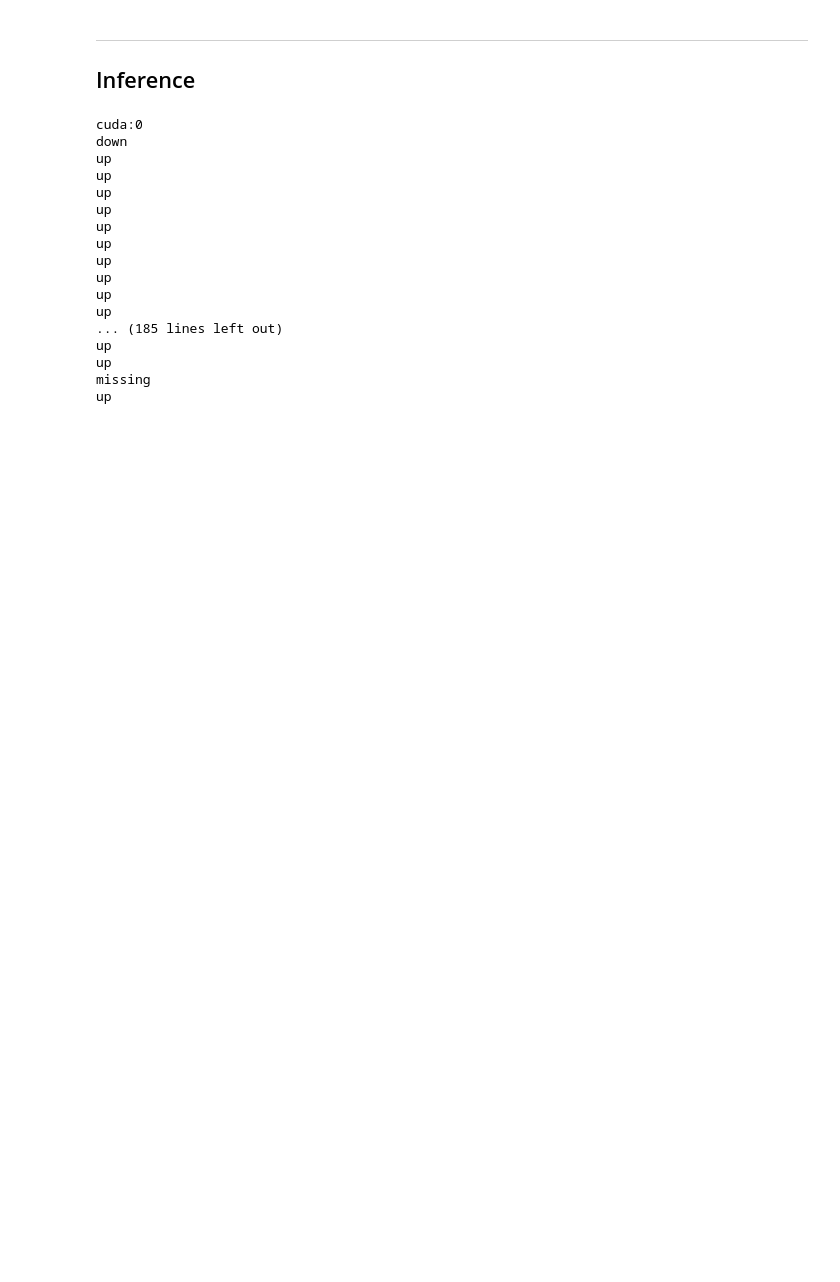
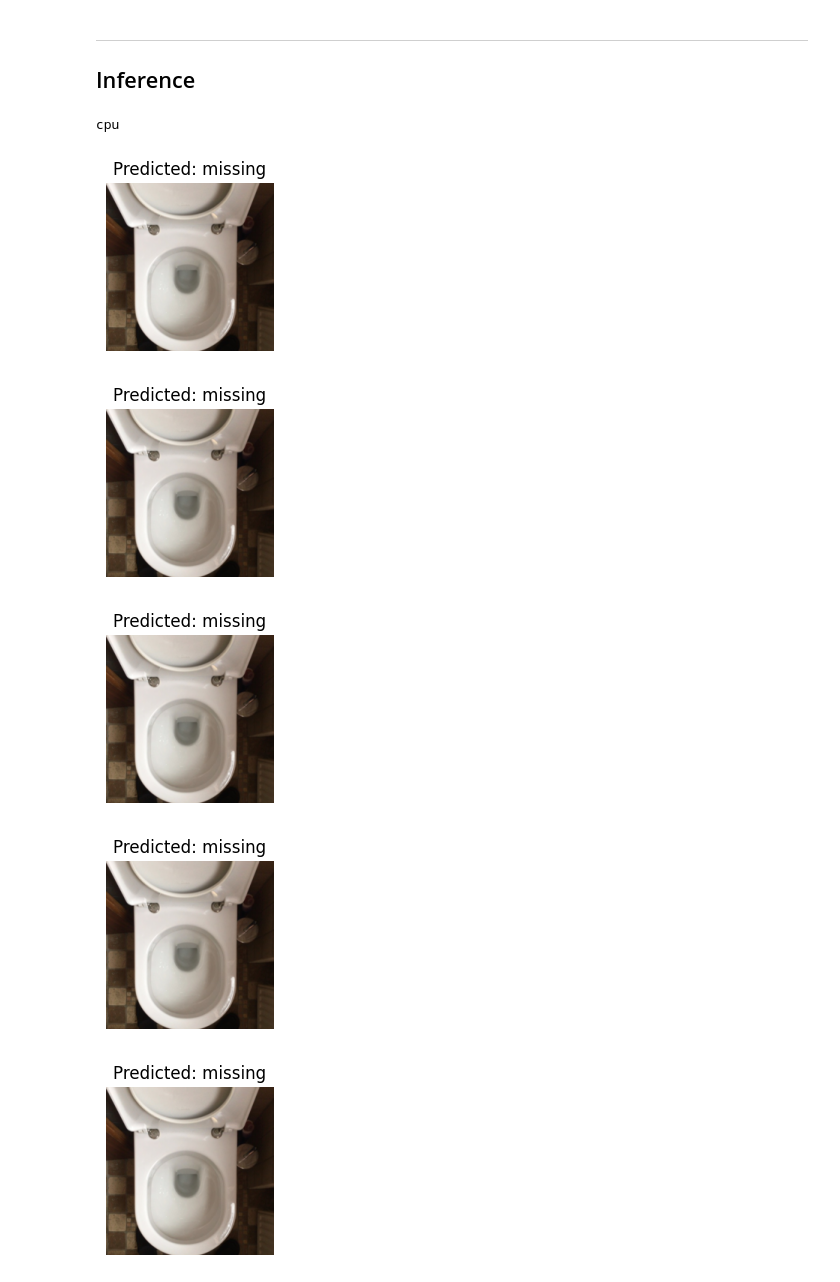
Before and after one commit to LaserBorg/ClassiFiTune, a Jupyter notebook: finetuning.ipynb, the cells around one changed output. Saved outputs shown, nothing was run; the diff lists cells and outputs as text; code cells hidden in the pictures; blank space fills up the shorter version.

```diff
--- a/finetuning.ipynb
+++ b/finetuning.ipynb
@@ -112,5 +115,6 @@ Helper Functions
 # %%
 # Initialize the model for this run
-model_ft, input_size = initialize_model(model_name, num_classes, train_deep)
+model, input_size = initialize_model(model_name, num_classes, train_deep)
 
-# print(model_ft)
+# print(model)
+print(input_size)
@@ -452,45 +385,44 @@ def visualize_prediction(img, predicted_label):
 #     outputs = model(inputs) # make predictions
 #     _, preds = torch.max(outputs, 1) # get the predicted class
 # %%
-visualize = False
-force_CPU = False
+import random
+
+
+visualize = True
+force_CPU = True
 
 dir_path = './dataset/views_unlabeled'
+max_images = 10
 
 device = torch.device("cuda:0" if torch.cuda.is_available() and not force_CPU else "cpu")
 print(device)
 
 model = model.to(device)
 model.eval()
 
+# create index of all images to predict
+filelist = []
+for (root,dirs,files) in os.walk(dir_path, topdown=True):
+        for i, file in enumerate(files):
+            img_path = os.path.join(root,file)
+            filelist.append(img_path)
 
-for (root,dirs,files) in os.walk(dir_path, topdown=True):
-        for file in files:
-            img_path = os.path.join(root,file)
-            img = load_image(img_path, device=device)
-            predictions = predict(model, img)
-            predicted_label = class_names[predictions[0]]
+filelist = random.sample(filelist, max_images)
 
-            if visualize:
-                visualize_prediction(img, predicted_label)
+for img_path in filelist:
+    img = load_image(img_path, device=device)
+    predictions = predict(model, img)
+    predicted_label = class_names[predictions[0]]
+
+    if visualize:
+        visualize_prediction(img, predicted_label)
 
 plt.ioff()
 plt.show()
 # %% [output]
-cuda:0
-down
-up
-up
-up
-up
-up
-up
-up
-up
-up
-up
-... (185 lines left out)
-up
-up
-missing
-up
+cpu
+[figure, added]
+[figure, added]
+[figure, added]
+[figure, added]
+[figure, added]
```
Also changed, not shown: parts of 14 cells of this notebook, 7 other files.
